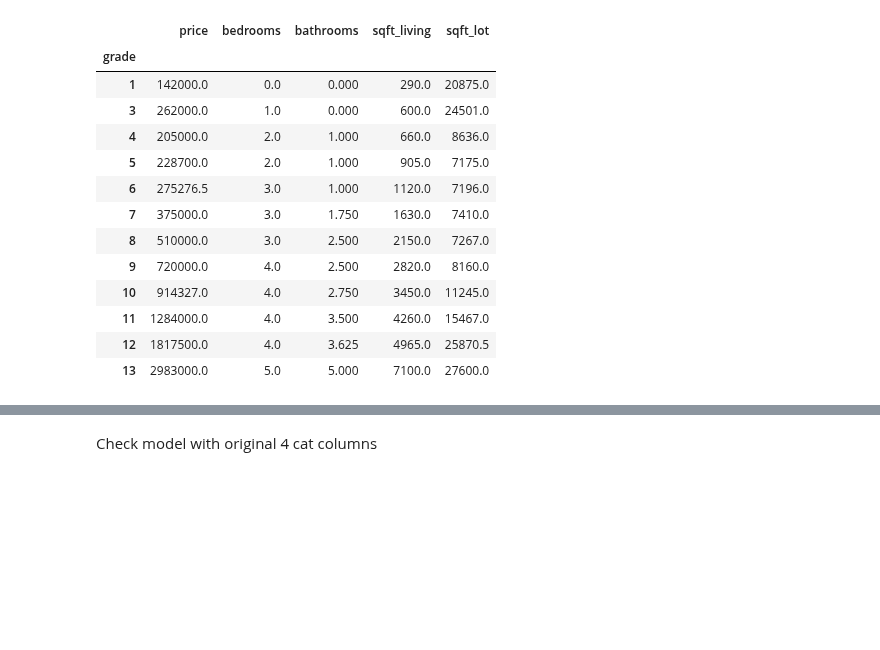
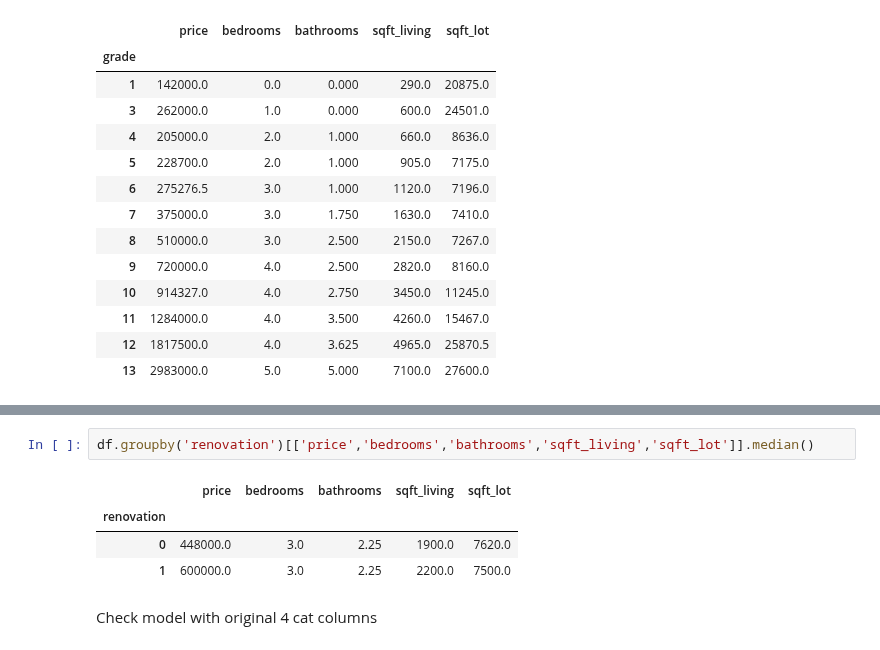
Before and after one commit to LLF00/datascience1, a Jupyter notebook: Lifeng_assignment3.ipynb, the cells around one changed output, grey strips where cells are left out. Cells and saved outputs as stored; diff of their text form; blank space fills up the shorter version.

```diff
--- a/Lifeng_assignment3.ipynb
+++ b/Lifeng_assignment3.ipynb
@@ -238,3 +217,10 @@ df = df.drop([3914, 7252, 9254, 4411, 1448])
+# %%
+df.groupby('renovation')[['price','bedrooms','bathrooms','sqft_living','sqft_lot']].median()
+# %% [output]
+|  | price | bedrooms | bathrooms | sqft_living | sqft_lot |
+| renovation |  |  |  |  |  |
+| 0 | 448000.0 | 3.0 | 2.25 | 1900.0 | 7620.0 |
+| 1 | 600000.0 | 3.0 | 2.25 | 2200.0 | 7500.0 |
 # %% [markdown]
 Check model with original 4 cat columns
 # %%
```
Also changed, not shown: parts of 26 cells of this notebook, 2 other files.
